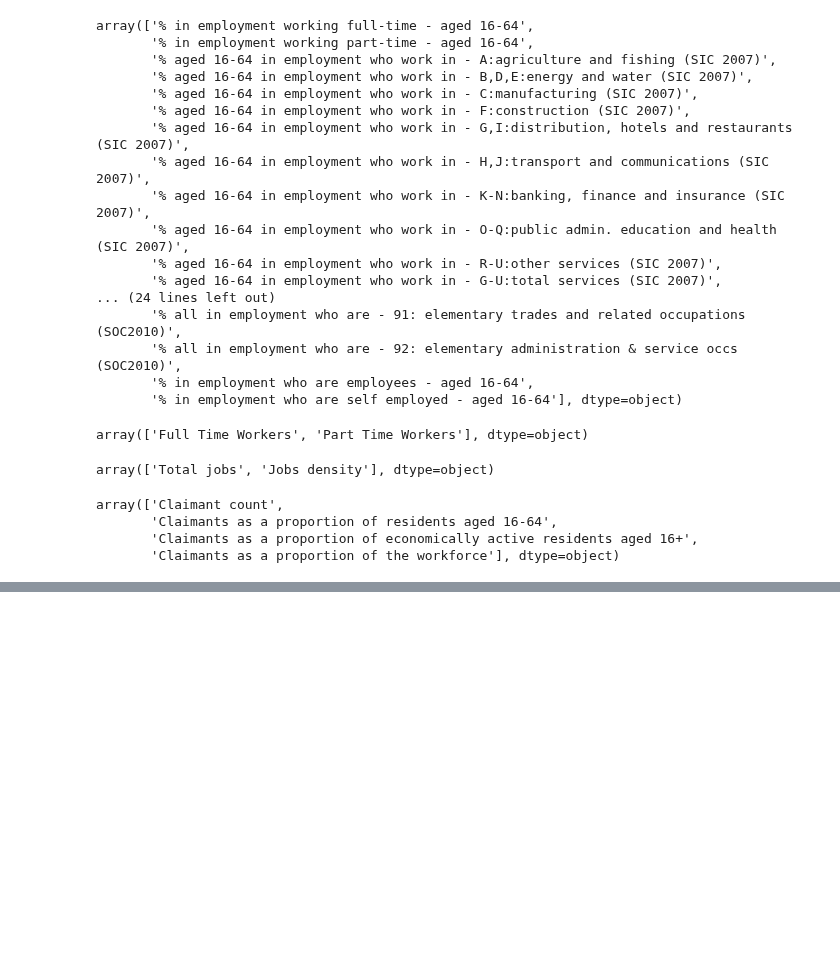
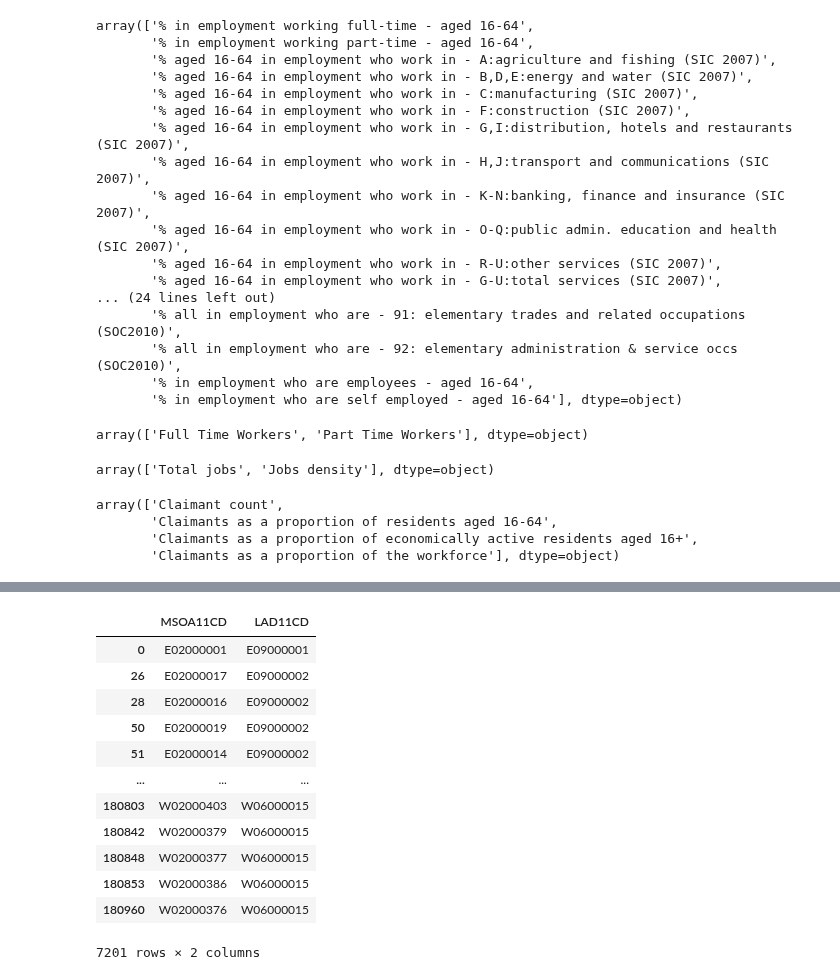
Before and after one commit to craig-shenton/nomis-workforce-clustering, a Jupyter notebook: nomis_data.ipynb, the cells around one changed output, grey strips where cells are left out. Drawn from its saved outputs; the diff is of its cells as text; code cells hidden in the pictures; blank space fills up the shorter version.

```diff
--- a/nomis_data.ipynb
+++ b/nomis_data.ipynb
@@ -100,0 +185,16 @@ array(['Claimant count',
+# %%
+df1
+# %% [output]
+|  | MSOA11CD | LAD11CD |
+| 0 | E02000001 | E09000001 |
+| 26 | E02000017 | E09000002 |
+| 28 | E02000016 | E09000002 |
+| 50 | E02000019 | E09000002 |
+| 51 | E02000014 | E09000002 |
+| ... | ... | ... |
+| 180803 | W02000403 | W06000015 |
+| 180842 | W02000379 | W06000015 |
+| 180848 | W02000377 | W06000015 |
+| 180853 | W02000386 | W06000015 |
+| 180960 | W02000376 | W06000015 |
+7201 rows × 2 columns
```
Also changed, not shown: parts of 5 cells of this notebook.
